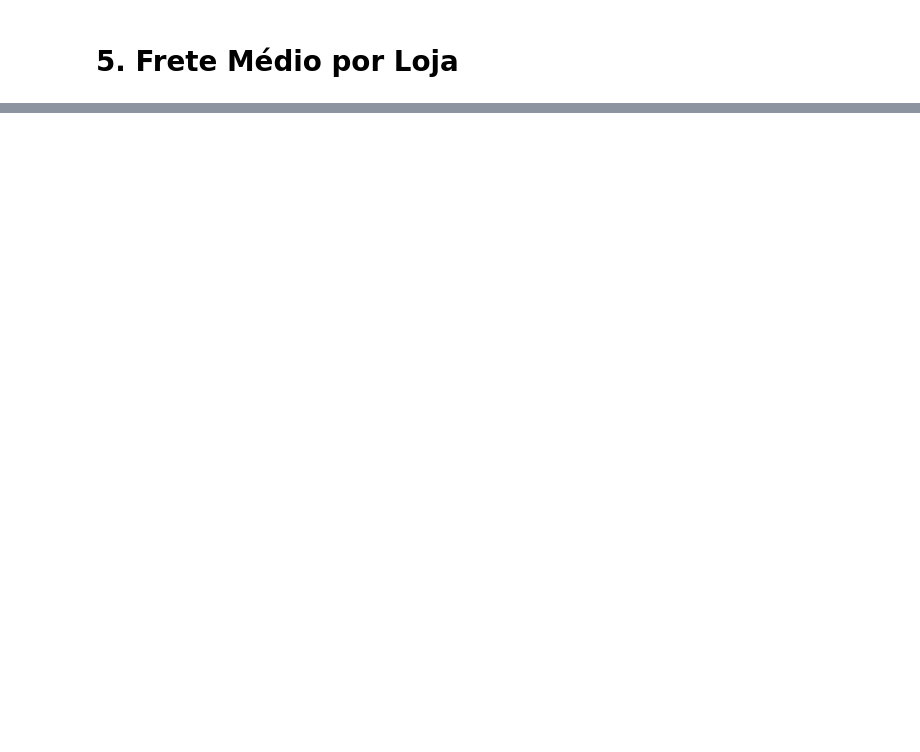
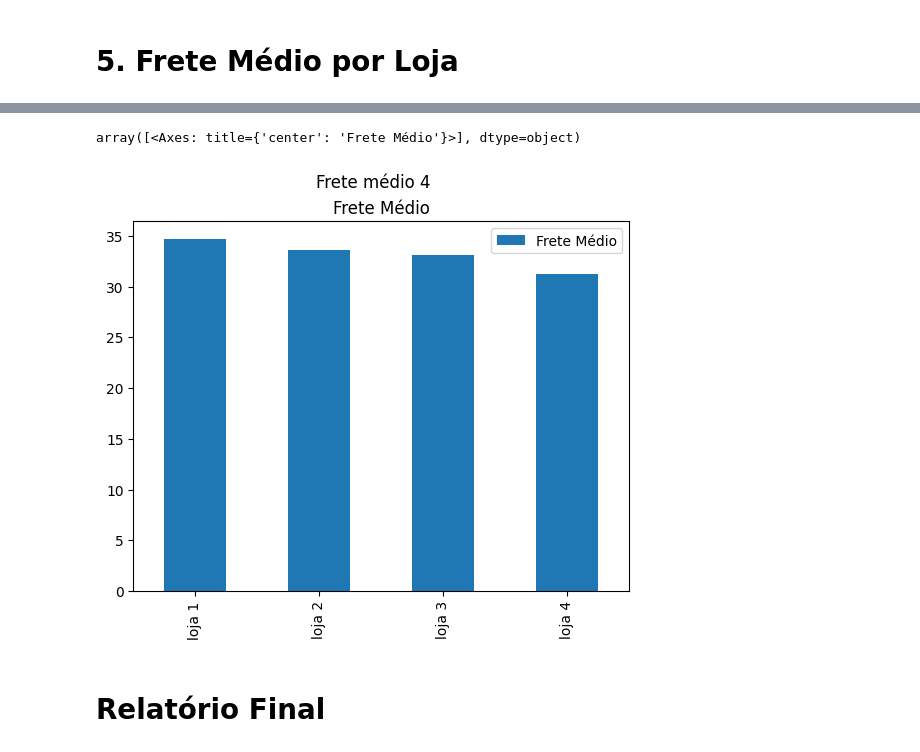
Before and after one commit to Allaht2007/Desafio_dataScience_one, a Jupyter notebook: AluraStoreBrasil.ipynb, the cells around one changed output, grey strips where cells are left out. Saved outputs shown, nothing was run; the diff lists cells and outputs as text; code cells hidden in the pictures; blank space fills up the shorter version.

Commit message:
Finalizando o desafio principal

```diff
--- a/AluraStoreBrasil.ipynb
+++ b/AluraStoreBrasil.ipynb
@@ -34,2 +126,12 @@ loja.head()
 # %% [markdown]
 # 5. Frete Médio por Loja
+# %%
+dict_lojas_frete = {
+    "loja 1": loja["Frete"].mean(),
+    "loja 2": loja2["Frete"].mean(),
+    "loja 3": loja3["Frete"].mean(),
+    "loja 4": loja4["Frete"].mean()
+}
+# %%
+frete_medio = pd.DataFrame.from_dict(dict_lojas_frete, orient="index", columns=["Frete Médio"])
+frete_medio
@@ -35,0 +161,7 @@ loja.head()
+# %%
+frete_medio.plot(kind="bar",subplots=True, title="4")
+# %% [output]
+array([<Axes: title={'center': 'Frete Médio'}>], dtype=object)
+[figure, added]
+# %% [markdown]
+# Relatório Final
```
Also changed, not shown: parts of 16 cells of this notebook.
